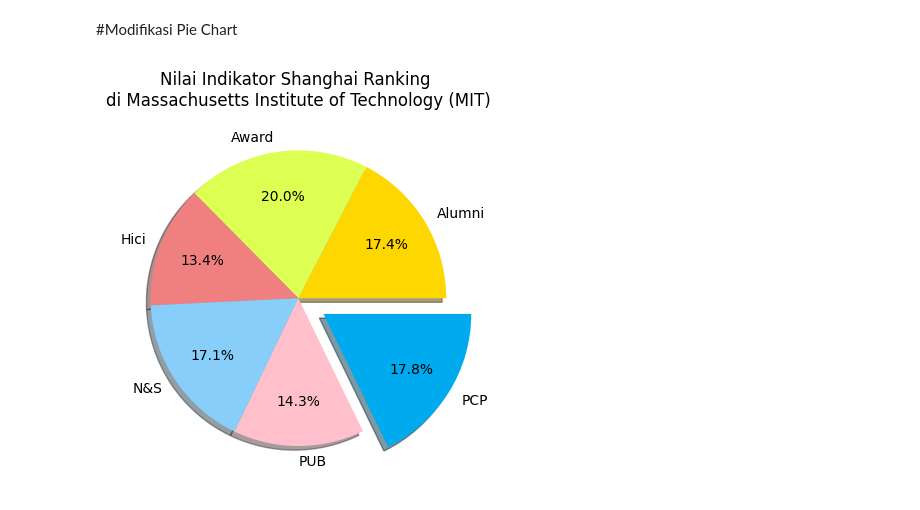
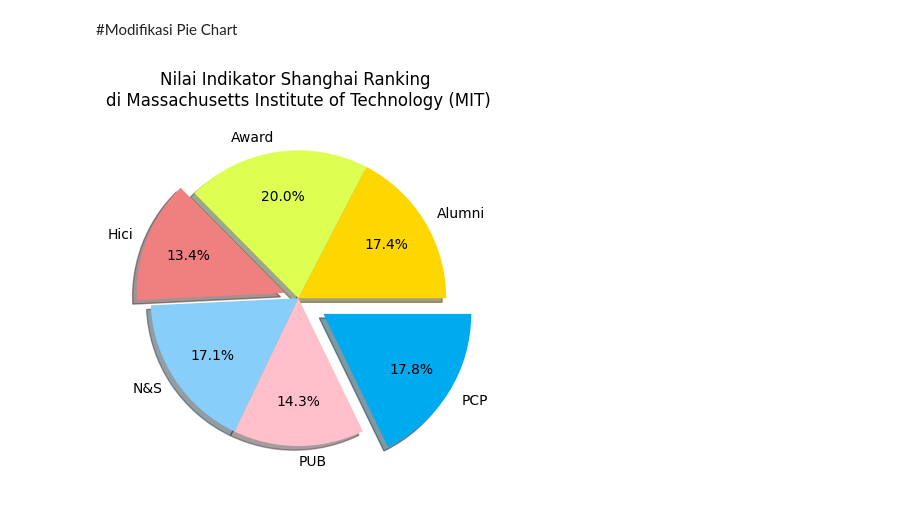
Before and after one commit to IdhamAbidinKaisilay/BelajarDataAnalyst, a Jupyter notebook: Pie_chart.ipynb, the cells around one changed output. Drawn from its saved outputs; the diff is of its cells as text; code cells hidden in the pictures.

```diff
--- a/Pie_chart.ipynb
+++ b/Pie_chart.ipynb
@@ -43,19 +43,28 @@ plt.show()
 # %%
 target = 'Massachusetts Institute of Technology (MIT)'
 filter = df['University_Name'] == target
 data = df[filter].iloc[0][3:]
 label = df[filter].iloc[0][3:].index
 
 warna = ['gold', '#DDFF51', 'lightcoral', 'lightskyblue', 'pink', '#00AAEE']
-param_explode = [0, 0, 0, 0, 0, 0.2]
+param_explode = [0, 0, 0.1, 0, 0, 0.2]
+# explode = untuk menarik keluar irisan pie tertentu agar lebih menonjol
+# nilai 0 = menempel, semakin besar nilainya makin jauh dari pusat
 
 plt.pie(data, labels=label,
         colors=warna, autopct="%.1f%%",
         pctdistance=0.7, labeldistance=1.1,
         shadow=True, explode= param_explode)
 
 plt.title(f"Nilai Indikator Shanghai Ranking \ndi {target}")
 
 plt.show()
+# autopct="%.1f%%" = menampilkan angka persentase
+# "%.1f" = format angka dengan 1 digit di belakang koma
+# "%%"  = tanda persen literal
+# gabungan jadi "%.1f%%" → contoh 23.456 → "23.5%"
+# Catatan: kalau ingin satuan lain, tinggal ganti.
+# misalnya "Kg" → autopct="%.1fKg"
+# contoh: 23.456 → "23.5Kg"
 # %% [output]
-[figure, old version]
+[figure, new version]
```
